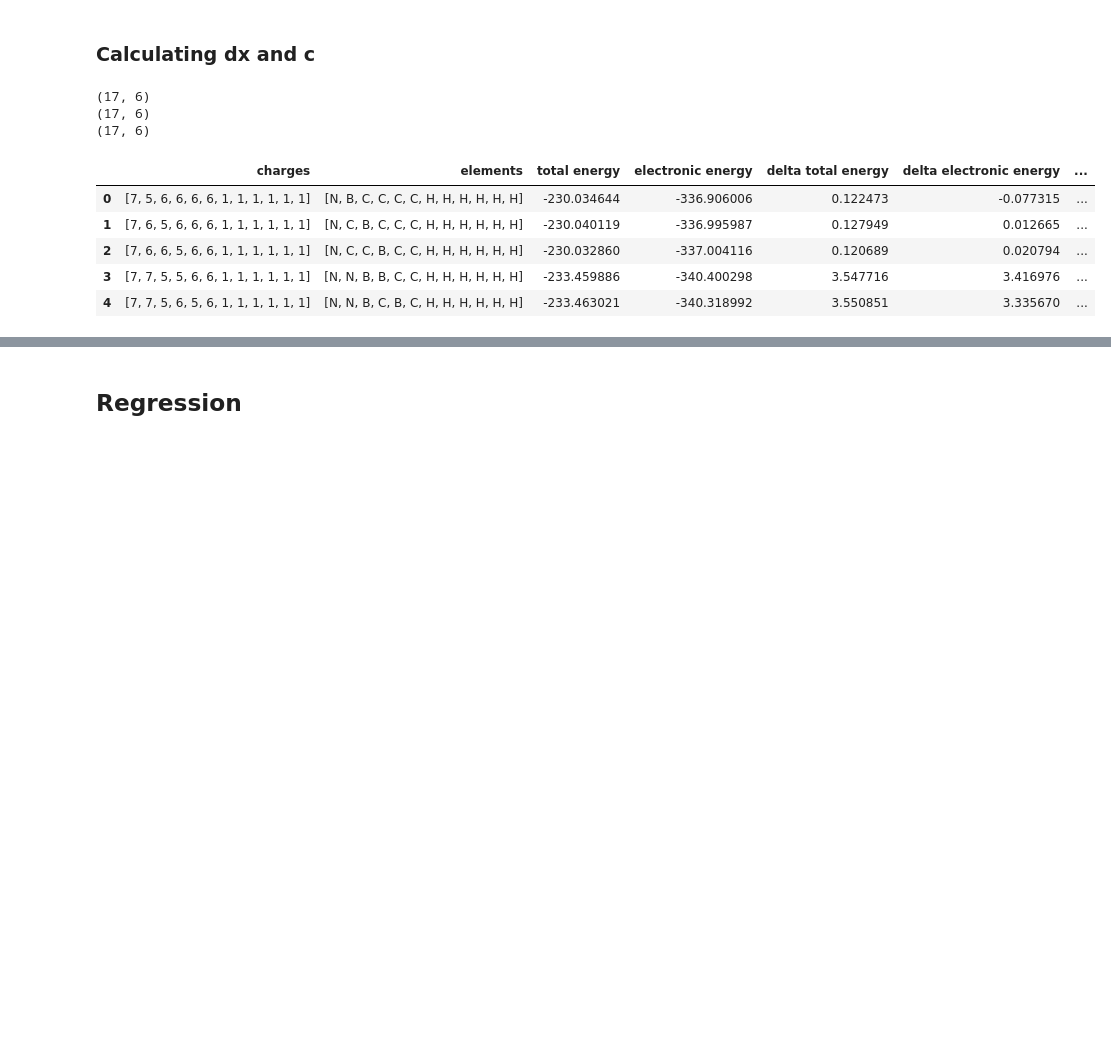
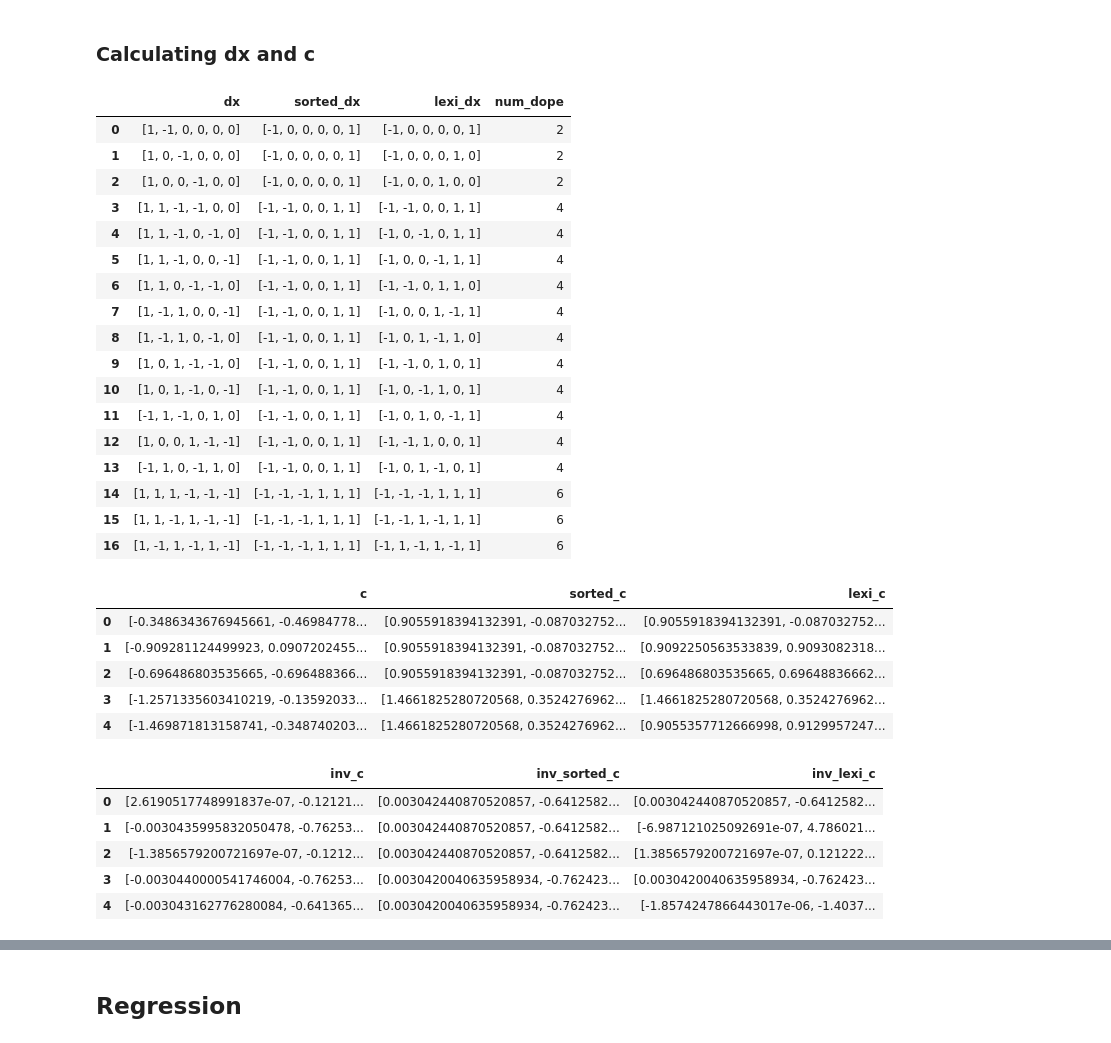
Before and after one commit to GabrielWu2004/Alchemical_Normal_Modes, a Jupyter notebook: ML_with_ANM/ML_code/ML_Benzene.ipynb, the cells around one changed output, grey strips where cells are left out. Cells and saved outputs as stored; diff of their text form; code cells hidden in the pictures; blank space fills up the shorter version.

```diff
--- a/ML_with_ANM/ML_code/ML_Benzene.ipynb
+++ b/ML_with_ANM/ML_code/ML_Benzene.ipynb
@@ -340,46 +388,75 @@ print(transformed_arr3)
 # %%
 # Compute the dx value as the different between target charge and reference charge
 ref_charge = [6, 6, 6, 6, 6, 6, 1, 1, 1, 1, 1, 1]
 ref_charge_array = np.tile(ref_charge, (17, 1))
 target_charge_array = np.array(benzene_data['charges'].tolist())
 dx_array = (target_charge_array - ref_charge_array)[:, :6] # only take the dx for C atoms
 
-# print(dx_array)
 
 # try different ways to sort the dx vector
 sorted_dx_array = np.sort(dx_array, axis=1) # sorted dx elements
 lexi_dx_array = lexi_transformation_2d(dx_array) # rotational and reflectional invariant
-lexi_opp_dx_array = lexi_and_opposite_transformation_2d(dx_array) # rotational, reflectional, and negation invariant
 
-print(sorted_dx_array.shape)
-print(lexi_dx_array.shape)
-print(lexi_opp_dx_array.shape)
 
 # Compute the c array, which represents the ANM coordinates
-sorted_c_array = (Q_inv @ sorted_dx_array.T).T
-lexi_c_array = (Q_inv @ lexi_dx_array.T).T
-lexi_opp_c_array = (Q_inv @ lexi_opp_dx_array.T).T
+c_array = (Q @ dx_array.T).T
+sorted_c_array = (Q @ sorted_dx_array.T).T
+lexi_c_array = (Q @ lexi_dx_array.T).T
+
+inv_c_array = (Q_inv @ dx_array.T).T
+inv_sorted_c_array = (Q_inv @ sorted_dx_array.T).T
+inv_lexi_c_array = (Q_inv @ lexi_dx_array.T).T
 
 # Append the data onto the dataframe
+benzene_data['dx'] = dx_array.tolist()
 benzene_data['sorted_dx'] = sorted_dx_array.tolist()
 benzene_data['lexi_dx'] = lexi_dx_array.tolist()
-benzene_data['lexi_opp_dx'] = lexi_opp_dx_array.tolist()
+
+benzene_data['c'] = c_array.tolist()
 benzene_data['sorted_c'] = sorted_c_array.tolist()
 benzene_data['lexi_c'] = lexi_c_array.tolist()
-benzene_data['lexi_opp_c'] = lexi_opp_c_array.tolist()
 
+benzene_data['inv_c'] = inv_c_array.tolist()
+benzene_data['inv_sorted_c'] = inv_sorted_c_array.tolist()
+benzene_data['inv_lexi_c'] = inv_lexi_c_array.tolist()
 
-# for i in range(len(c_array[0])):
-#     benzene_data[f"coord{i}"] = benzene_data['c'].apply(lambda x: x[i])
+benzene_data['num_dope'] = benzene_data['dx'].apply(lambda my_list: sum(1 for elem in my_list if elem != 0))
 
-display(benzene_data.head())
+dx_columns = ['dx', 'sorted_dx', 'lexi_dx', 'num_dope']
+c_columns = ['c', 'sorted_c', 'lexi_c']
+inv_c_columns = ['inv_c', 'inv_sorted_c', 'inv_lexi_c']
+
+display(benzene_data[dx_columns])
+display(benzene_data[c_columns].head())
+display(benzene_data[inv_c_columns].head())
 # %% [output]
-(17, 6)
-(17, 6)
-(17, 6)
-|  | charges | elements | total energy | electronic energy | delta total energy | delta electronic energy | ... |
-| 0 | [7, 5, 6, 6, 6, 6, 1, 1, 1, 1, 1, 1] | [N, B, C, C, C, C, H, H, H, H, H, H] | -230.034644 | -336.906006 | 0.122473 | -0.077315 | ... |
-| 1 | [7, 6, 5, 6, 6, 6, 1, 1, 1, 1, 1, 1] | [N, C, B, C, C, C, H, H, H, H, H, H] | -230.040119 | -336.995987 | 0.127949 | 0.012665 | ... |
-| 2 | [7, 6, 6, 5, 6, 6, 1, 1, 1, 1, 1, 1] | [N, C, C, B, C, C, H, H, H, H, H, H] | -230.032860 | -337.004116 | 0.120689 | 0.020794 | ... |
-| 3 | [7, 7, 5, 5, 6, 6, 1, 1, 1, 1, 1, 1] | [N, N, B, B, C, C, H, H, H, H, H, H] | -233.459886 | -340.400298 | 3.547716 | 3.416976 | ... |
-| 4 | [7, 7, 5, 6, 5, 6, 1, 1, 1, 1, 1, 1] | [N, N, B, C, B, C, H, H, H, H, H, H] | -233.463021 | -340.318992 | 3.550851 | 3.335670 | ... |
+|  | dx | sorted_dx | lexi_dx | num_dope |
+| 0 | [1, -1, 0, 0, 0, 0] | [-1, 0, 0, 0, 0, 1] | [-1, 0, 0, 0, 0, 1] | 2 |
+| 1 | [1, 0, -1, 0, 0, 0] | [-1, 0, 0, 0, 0, 1] | [-1, 0, 0, 0, 1, 0] | 2 |
+| 2 | [1, 0, 0, -1, 0, 0] | [-1, 0, 0, 0, 0, 1] | [-1, 0, 0, 1, 0, 0] | 2 |
+| 3 | [1, 1, -1, -1, 0, 0] | [-1, -1, 0, 0, 1, 1] | [-1, -1, 0, 0, 1, 1] | 4 |
+| 4 | [1, 1, -1, 0, -1, 0] | [-1, -1, 0, 0, 1, 1] | [-1, 0, -1, 0, 1, 1] | 4 |
+| 5 | [1, 1, -1, 0, 0, -1] | [-1, -1, 0, 0, 1, 1] | [-1, 0, 0, -1, 1, 1] | 4 |
+| 6 | [1, 1, 0, -1, -1, 0] | [-1, -1, 0, 0, 1, 1] | [-1, -1, 0, 1, 1, 0] | 4 |
+| 7 | [1, -1, 1, 0, 0, -1] | [-1, -1, 0, 0, 1, 1] | [-1, 0, 0, 1, -1, 1] | 4 |
+| 8 | [1, -1, 1, 0, -1, 0] | [-1, -1, 0, 0, 1, 1] | [-1, 0, 1, -1, 1, 0] | 4 |
+| 9 | [1, 0, 1, -1, -1, 0] | [-1, -1, 0, 0, 1, 1] | [-1, -1, 0, 1, 0, 1] | 4 |
+| 10 | [1, 0, 1, -1, 0, -1] | [-1, -1, 0, 0, 1, 1] | [-1, 0, -1, 1, 0, 1] | 4 |
+| 11 | [-1, 1, -1, 0, 1, 0] | [-1, -1, 0, 0, 1, 1] | [-1, 0, 1, 0, -1, 1] | 4 |
+| 12 | [1, 0, 0, 1, -1, -1] | [-1, -1, 0, 0, 1, 1] | [-1, -1, 1, 0, 0, 1] | 4 |
+| 13 | [-1, 1, 0, -1, 1, 0] | [-1, -1, 0, 0, 1, 1] | [-1, 0, 1, -1, 0, 1] | 4 |
+| 14 | [1, 1, 1, -1, -1, -1] | [-1, -1, -1, 1, 1, 1] | [-1, -1, -1, 1, 1, 1] | 6 |
+| 15 | [1, 1, -1, 1, -1, -1] | [-1, -1, -1, 1, 1, 1] | [-1, -1, 1, -1, 1, 1] | 6 |
+| 16 | [1, -1, 1, -1, 1, -1] | [-1, -1, -1, 1, 1, 1] | [-1, 1, -1, 1, -1, 1] | 6 |
+|  | c | sorted_c | lexi_c |
+| 0 | [-0.3486343676945661, -0.46984778... | [0.9055918394132391, -0.087032752... | [0.9055918394132391, -0.087032752... |
+| 1 | [-0.909281124499923, 0.0907202455... | [0.9055918394132391, -0.087032752... | [0.9092250563533839, 0.9093082318... |
+| 2 | [-0.696486803535665, -0.696488366... | [0.9055918394132391, -0.087032752... | [0.696486803535665, 0.69648836662... |
+| 3 | [-1.2571335603410219, -0.13592033... | [1.4661825280720568, 0.3524276962... | [1.4661825280720568, 0.3524276962... |
+| 4 | [-1.469871813158741, -0.348740203... | [1.4661825280720568, 0.3524276962... | [0.9055357712666998, 0.9129957247... |
+|  | inv_c | inv_sorted_c | inv_lexi_c |
+| 0 | [2.6190517748991837e-07, -0.12121... | [0.003042440870520857, -0.6412582... | [0.003042440870520857, -0.6412582... |
+| 1 | [-0.0030435995832050478, -0.76253... | [0.003042440870520857, -0.6412582... | [-6.987121025092691e-07, 4.786021... |
+| 2 | [-1.3856579200721697e-07, -0.1212... | [0.003042440870520857, -0.6412582... | [1.3856579200721697e-07, 0.121222... |
+| 3 | [-0.0030440000541746004, -0.76253... | [0.0030420040635958934, -0.762423... | [0.0030420040635958934, -0.762423... |
+| 4 | [-0.003043162776280084, -0.641365... | [0.0030420040635958934, -0.762423... | [-1.8574247866443017e-06, -1.4037... |
```
Also changed, not shown: parts of 34 cells of this notebook, 17 other files.
